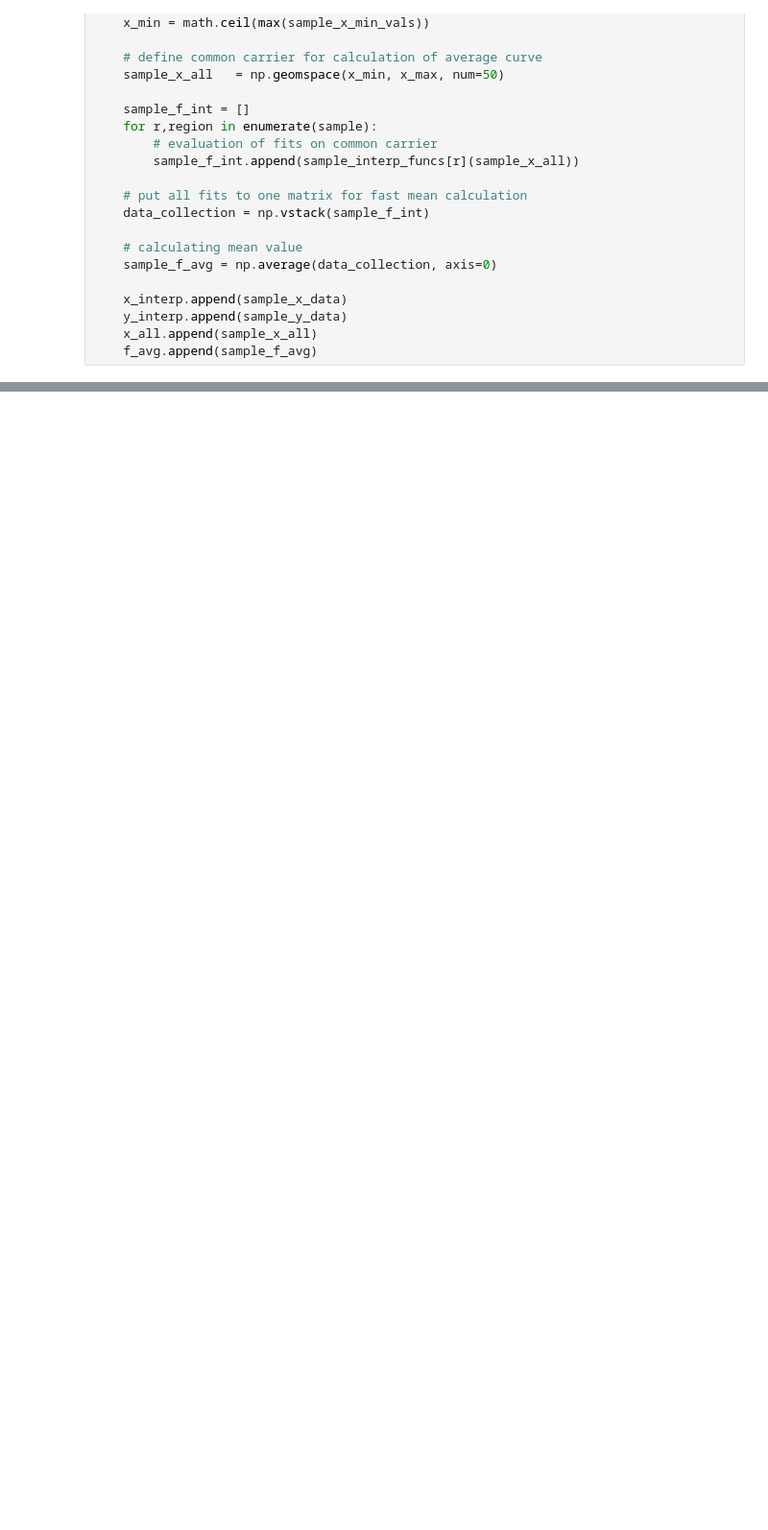
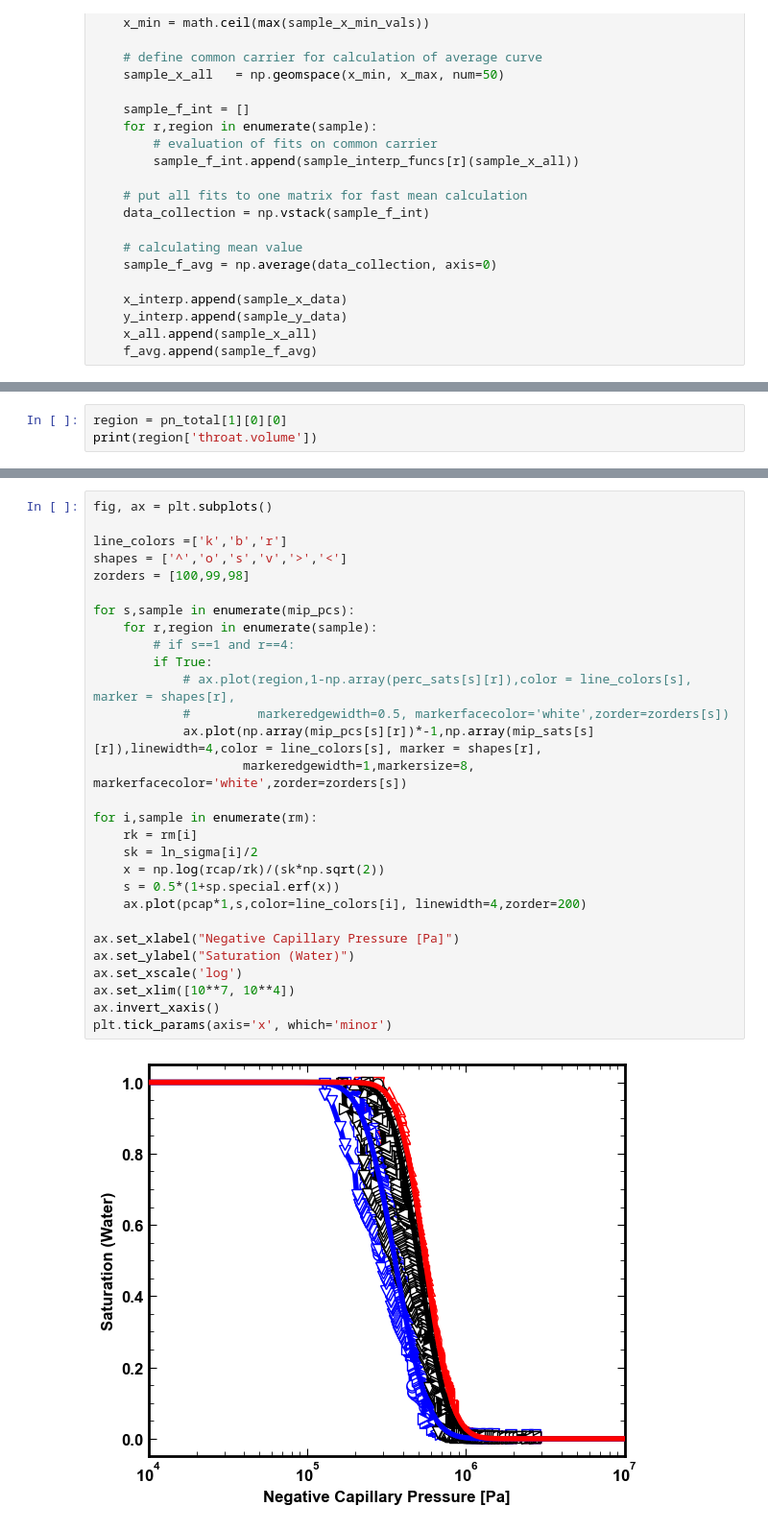
Before and after one commit to karaferner/transport-properties-modeling, a Jupyter notebook: temp_workbook_openpnm35_waterretentioncurve_testing.ipynb, the cells around one changed output, grey strips where cells are left out. Shown at 96% size. Cells and saved outputs as stored; diff of their text form; blank space fills up the shorter version.

```diff
--- a/temp_workbook_openpnm35_waterretentioncurve_testing.ipynb
+++ b/temp_workbook_openpnm35_waterretentioncurve_testing.ipynb
@@ -443,0 +615,3 @@ plt.tick_params(axis='x', which='minor')
+# %%
+region = pn_total[1][0][0]
+print(region['throat.volume'])
@@ -443,0 +760,31 @@ plt.tick_params(axis='x', which='minor')
+# %%
+fig, ax = plt.subplots()
+
+line_colors =['k','b','r']
+shapes = ['^','o','s','v','>','<']
+zorders = [100,99,98]
+
+for s,sample in enumerate(mip_pcs):
+    for r,region in enumerate(sample):
+        # if s==1 and r==4:
+        if True:
+            # ax.plot(region,1-np.array(perc_sats[s][r]),color = line_colors[s], marker = shapes[r],
+            #         markeredgewidth=0.5, markerfacecolor='white',zorder=zorders[s])
+            ax.plot(np.array(mip_pcs[s][r])*-1,np.array(mip_sats[s][r]),linewidth=4,color = line_colors[s], marker = shapes[r],
+                    markeredgewidth=1,markersize=8, markerfacecolor='white',zorder=zorders[s])
+
+for i,sample in enumerate(rm):
+    rk = rm[i]
+    sk = ln_sigma[i]/2
+    x = np.log(rcap/rk)/(sk*np.sqrt(2))
+    s = 0.5*(1+sp.special.erf(x))
+    ax.plot(pcap*1,s,color=line_colors[i], linewidth=4,zorder=200)
+
+ax.set_xlabel("Negative Capillary Pressure [Pa]")
+ax.set_ylabel("Saturation (Water)")
+ax.set_xscale('log')
+ax.set_xlim([10**7, 10**4])
+ax.invert_xaxis()
+plt.tick_params(axis='x', which='minor')
+# %% [output]
+[figure, added]
```
Also changed, not shown: parts of 24 cells of this notebook, 2 other files.
